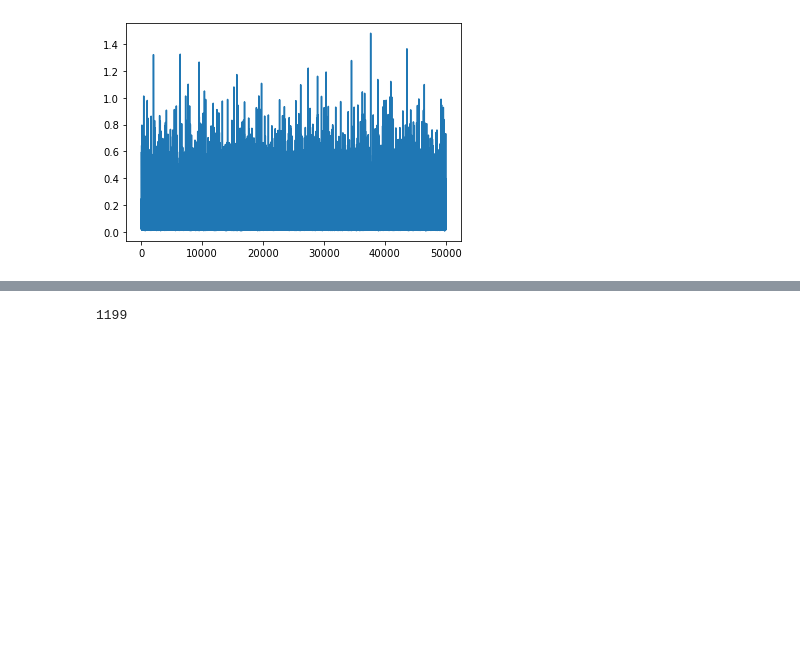
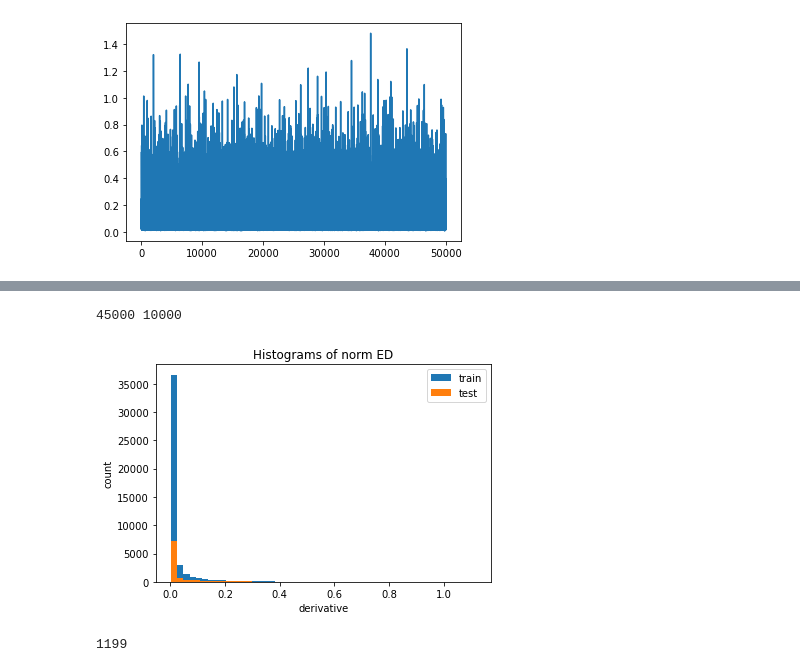
Before and after one commit to Crane-Stat-Analysis-Measurement-of-NN/JEM, a Jupyter notebook: coolstufffromcf100.ipynb, the cells around one changed output, grey strips where cells are left out. Saved outputs shown, nothing was run; the diff lists cells and outputs as text; code cells hidden in the pictures; blank space fills up the shorter version.

```diff
--- a/coolstufffromcf100.ipynb
+++ b/coolstufffromcf100.ipynb
@@ -354,5 +342,5 @@ np.save(f'./{exp}/cf100_sgld_energies_test.npy',g)
 # %%
-g=np.load(f'./{exp}/cf100_sgld_energies_test.npy')
+g=np.load(f'./{exp}/cf100_{exp}_energies_test.npy')
 # %%
 #g=np.vstack(lol)
 g=g[0]
@@ -365,3 +353,5 @@ print(sum(g)/len(g))
+# %%
+gtest = g
 # %%
 with open(f'./{exp}/train_indices.txt','r') as tif:
     line = [int(i) for i in tif.readlines()[0].split(' ')]
@@ -421,3 +411,19 @@ fig.show()
+# %%
+print(len(gtrain),len(gtest))
+# %% [output]
+45000 10000
+# %%
+fig = plt.figure()
+ax = plt.gca()
+ax.hist(gtrain,50,label='train')
+ax.hist(gtest,50,label='test')
+ax.legend()
+ax.set_ylabel('count')
+ax.set_xlabel('derivative')
+ax.set_title('Histograms of norm ED')
+fig.show()
+# %% [output]
+[figure, added]
 # %%
 len(badimg)
 # %% [output]
```
Also changed, not shown: parts of 16 cells of this notebook, 4 other files.
